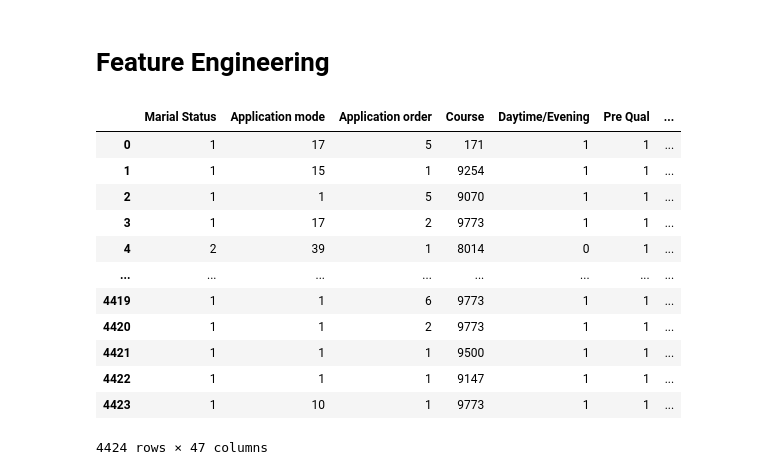
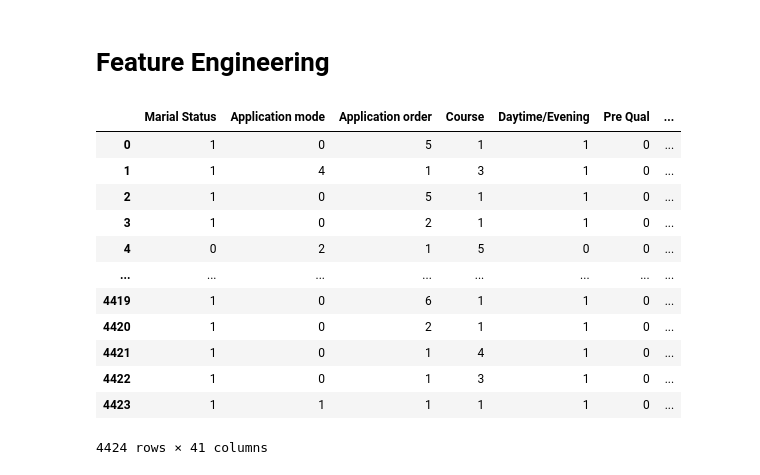
Before and after one commit to doxncwfn/mlassignmenthcmut, a Jupyter notebook: src/preprocess.ipynb, the cells around one changed output. Saved outputs shown, nothing was run; the diff lists cells and outputs as text; code cells hidden in the pictures.

```diff
--- a/src/preprocess.ipynb
+++ b/src/preprocess.ipynb
@@ -46,3 +48,22 @@ df.head()
+# %%
+# Drop invalid ages (enroll age <17 or >70, or application order <0)
+df = df[(df['Enroll Age'] >= 17) & (df['Enroll Age'] <= 70)]
+df = df[df['Application order'] >= 0]
+
+# Drop invalid grades (admission or previous <95 or >190)
+df = df[(df['Admission grade'] >= 95) & (df['Admission grade'] <= 190)]
+df = df[(df['Pre Qual (grade)'] >= 95) & (df['Pre Qual (grade)'] <= 190)]
+
+# Drop invalid semester metrics (e.g., approved > enrolled, evaluations <0)
+for sem in ['1st', '2nd']:
+    df = df[df[f'{sem} - approved'] <= df[f'{sem} - enrolled']]
+    df = df[df[f'{sem} - evaluations'] >= 0]
+    df = df[df[f'{sem} - grade'] >= 0]
+
+# Drop rows with invalid binary/ordinal values (e.g., gender not 0/1)
+df = df[df['Gender'].isin([0, 1])]
+df = df[df['Scholarship'].isin([0, 1])]
+df = df[df['Tuition fees up to date'].isin([0, 1])]
 # %% [markdown]
 # Group Categorical Values
 # %%
@@ -314,7 +333,7 @@ Saving figure target_by_categorical_3x3_preprocessed at /Users/macbook/Downloads
 # Feature Engineering
 # %%
 def create_engineered_features(df):
-    df_eng = df.copy()
+    df_eng = df_prep.copy()
 
     # --- Semester-level features ---
     for sem in ['1st', '2nd']:
@@ -324,46 +343,44 @@ def create_engineered_features(df):
         ev_col = f'{sem} - evaluations'
         gr_col = f'{sem} - grade'
 
         enrolled = df_eng[en_col] if en_col in df_eng.columns else pd.Series(0, index=df_eng.index)
         approved = df_eng[ap_col] if ap_col in df_eng.columns else pd.Series(0, index=df_eng.index)
         evaluations = df_eng[ev_col] if ev_col in df_eng.columns else pd.Series(0, index=df_eng.index)
         grade = df_eng[gr_col] if gr_col in df_eng.columns else pd.Series(0, index=df_eng.index)
 
         # Handle divided by 0
         df_eng[f'{sem}_approval_rate'] = np.where(enrolled > 0, approved / enrolled, 0.0)
         df_eng[f'{sem}_evaluation_rate'] = np.where(enrolled > 0, evaluations / enrolled, 0.0)
         df_eng[f'{sem}_avg_grade'] = np.where(evaluations > 0, grade / evaluations, 0.0)
 
     # --- Improvement signals ---
     df_eng['delta_approval_rate'] = df_eng.get('2nd_approval_rate', 0.0) - df_eng.get('1st_approval_rate', 0.0)
     df_eng['delta_avg_grade'] = df_eng.get('2nd_avg_grade', 0.0) - df_eng.get('1st_avg_grade', 0.0)
 
     # --- Age features ---
     if 'Enroll Age' in df_eng.columns:
         df_eng['Enroll Age'] = pd.to_numeric(df_eng['Enroll Age'], errors='coerce')
-        age_median = df_eng['Enroll Age'].median(skipna=True)
-        df_eng['age'] = df_eng['Enroll Age'].fillna(age_median)
         # Simple, interpretable bins:  <=20, 21-24, 25-30, >30
-        df_eng['age_group'] = pd.cut(df_eng['age'],
+        df_eng['age_group'] = pd.cut(df_eng['Enroll Age'],
                                      bins=[-1, 20, 24, 30, 200],
                                      labels=[0, 1, 2, 3]).astype(float).fillna(3).astype(int)
 
     return df_eng
 
 df_eng = create_engineered_features(df)
 df_eng
 # %% [output]
 |  | Marial Status | Application mode | Application order | Course | Daytime/Evening | Pre Qual | ... |
-| 0 | 1 | 17 | 5 | 171 | 1 | 1 | ... |
-| 1 | 1 | 15 | 1 | 9254 | 1 | 1 | ... |
-| 2 | 1 | 1 | 5 | 9070 | 1 | 1 | ... |
-| 3 | 1 | 17 | 2 | 9773 | 1 | 1 | ... |
-| 4 | 2 | 39 | 1 | 8014 | 0 | 1 | ... |
+| 0 | 1 | 0 | 5 | 1 | 1 | 0 | ... |
+| 1 | 1 | 4 | 1 | 3 | 1 | 0 | ... |
+| 2 | 1 | 0 | 5 | 1 | 1 | 0 | ... |
+| 3 | 1 | 0 | 2 | 1 | 1 | 0 | ... |
+| 4 | 0 | 2 | 1 | 5 | 0 | 0 | ... |
 | ... | ... | ... | ... | ... | ... | ... | ... |
-| 4419 | 1 | 1 | 6 | 9773 | 1 | 1 | ... |
-| 4420 | 1 | 1 | 2 | 9773 | 1 | 1 | ... |
-| 4421 | 1 | 1 | 1 | 9500 | 1 | 1 | ... |
-| 4422 | 1 | 1 | 1 | 9147 | 1 | 1 | ... |
-| 4423 | 1 | 10 | 1 | 9773 | 1 | 1 | ... |
+| 4419 | 1 | 0 | 6 | 1 | 1 | 0 | ... |
+| 4420 | 1 | 0 | 2 | 1 | 1 | 0 | ... |
+| 4421 | 1 | 0 | 1 | 4 | 1 | 0 | ... |
+| 4422 | 1 | 0 | 1 | 3 | 1 | 0 | ... |
+| 4423 | 1 | 1 | 1 | 1 | 1 | 0 | ... |
-4424 rows × 47 columns
+4424 rows × 41 columns
 # %%
```
Also changed, not shown: parts of 4 cells of this notebook, 7 other files.
